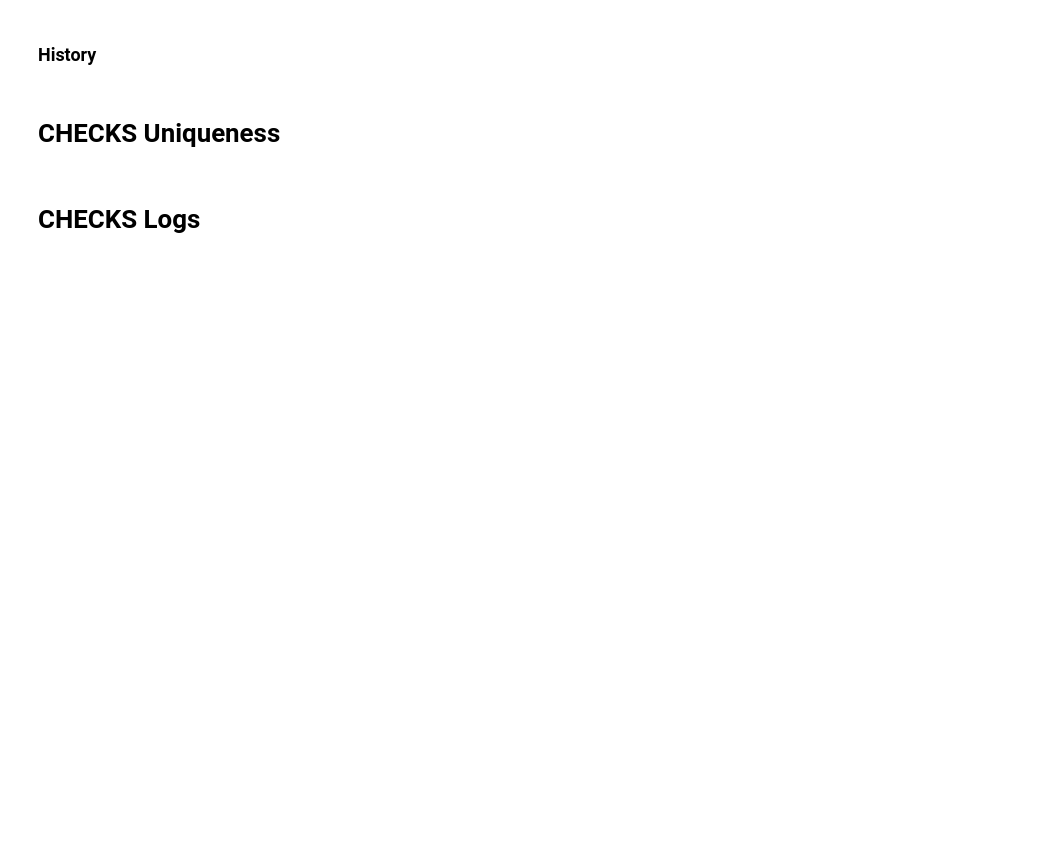
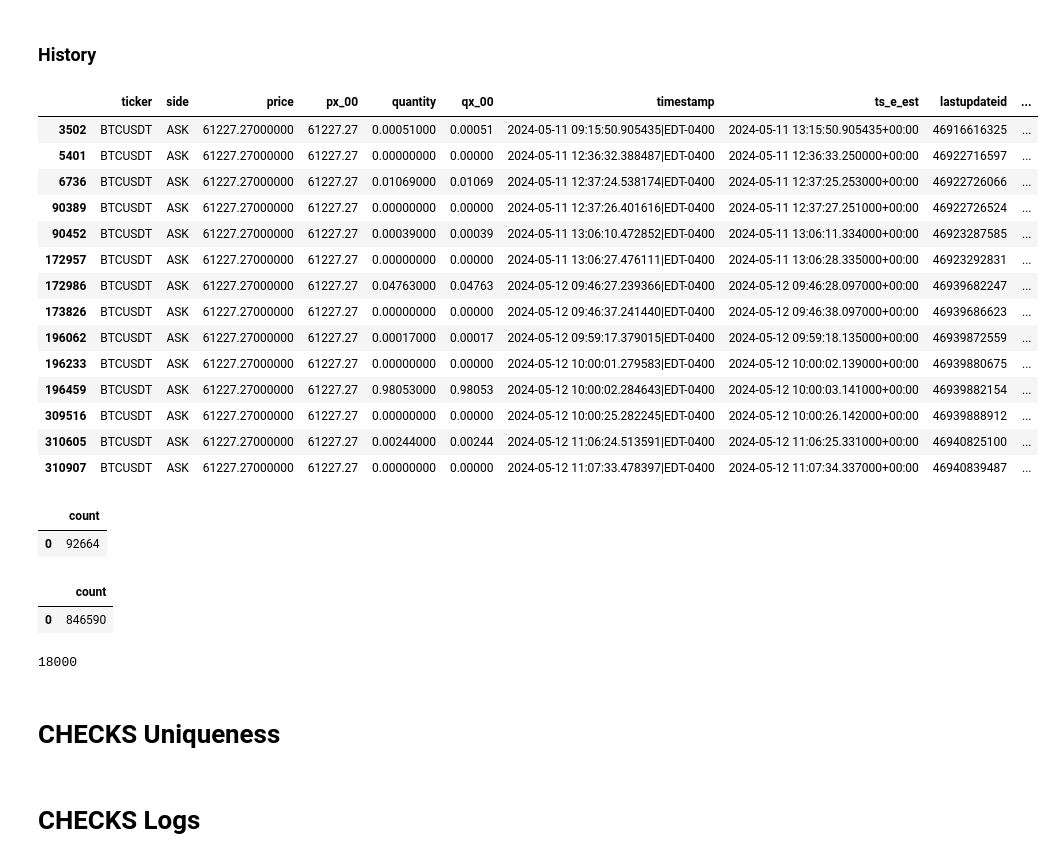
Before and after one commit to patroon-analytics/data_crypto, a Jupyter notebook: crypto/G003/dev/G003_Dev.ipynb, the cells around one changed output. Cells and saved outputs as stored; diff of their text form; code cells hidden in the pictures; blank space fills up the shorter version.

```diff
--- a/crypto/G003/dev/G003_Dev.ipynb
+++ b/crypto/G003/dev/G003_Dev.ipynb
@@ -116,2 +121,69 @@ display(s01_02)
 # %% [markdown]
 ### History
+# %%
+# Define the query
+sql_h01 = 'SELECT * FROM l2_history_ask'
+
+# Execute the query and load the data into a pandas DataFrame
+h01_01 = pd.read_sql_query(sql_h01, conn)
+h01_02 = h01_01[h01_01['price'].isin(l_check_prices)].sort_values(by=['scd_to_date'])
+display(h01_02)
+# %% [output]
+|  | ticker | side | price | px_00 | quantity | qx_00 | timestamp | ts_e_est | lastupdateid | ... |
+| 3502 | BTCUSDT | ASK | 61227.27000000 | 61227.27 | 0.00051000 | 0.00051 | 2024-05-11 09:15:50.905435|EDT-0400 | 2024-05-11 13:15:50.905435+00:00 | 46916616325 | ... |
+| 5401 | BTCUSDT | ASK | 61227.27000000 | 61227.27 | 0.00000000 | 0.00000 | 2024-05-11 12:36:32.388487|EDT-0400 | 2024-05-11 12:36:33.250000+00:00 | 46922716597 | ... |
+| 6736 | BTCUSDT | ASK | 61227.27000000 | 61227.27 | 0.01069000 | 0.01069 | 2024-05-11 12:37:24.538174|EDT-0400 | 2024-05-11 12:37:25.253000+00:00 | 46922726066 | ... |
+| 90389 | BTCUSDT | ASK | 61227.27000000 | 61227.27 | 0.00000000 | 0.00000 | 2024-05-11 12:37:26.401616|EDT-0400 | 2024-05-11 12:37:27.251000+00:00 | 46922726524 | ... |
+| 90452 | BTCUSDT | ASK | 61227.27000000 | 61227.27 | 0.00039000 | 0.00039 | 2024-05-11 13:06:10.472852|EDT-0400 | 2024-05-11 13:06:11.334000+00:00 | 46923287585 | ... |
+| 172957 | BTCUSDT | ASK | 61227.27000000 | 61227.27 | 0.00000000 | 0.00000 | 2024-05-11 13:06:27.476111|EDT-0400 | 2024-05-11 13:06:28.335000+00:00 | 46923292831 | ... |
+| 172986 | BTCUSDT | ASK | 61227.27000000 | 61227.27 | 0.04763000 | 0.04763 | 2024-05-12 09:46:27.239366|EDT-0400 | 2024-05-12 09:46:28.097000+00:00 | 46939682247 | ... |
+| 173826 | BTCUSDT | ASK | 61227.27000000 | 61227.27 | 0.00000000 | 0.00000 | 2024-05-12 09:46:37.241440|EDT-0400 | 2024-05-12 09:46:38.097000+00:00 | 46939686623 | ... |
+| 196062 | BTCUSDT | ASK | 61227.27000000 | 61227.27 | 0.00017000 | 0.00017 | 2024-05-12 09:59:17.379015|EDT-0400 | 2024-05-12 09:59:18.135000+00:00 | 46939872559 | ... |
+| 196233 | BTCUSDT | ASK | 61227.27000000 | 61227.27 | 0.00000000 | 0.00000 | 2024-05-12 10:00:01.279583|EDT-0400 | 2024-05-12 10:00:02.139000+00:00 | 46939880675 | ... |
+| 196459 | BTCUSDT | ASK | 61227.27000000 | 61227.27 | 0.98053000 | 0.98053 | 2024-05-12 10:00:02.284643|EDT-0400 | 2024-05-12 10:00:03.141000+00:00 | 46939882154 | ... |
+| 309516 | BTCUSDT | ASK | 61227.27000000 | 61227.27 | 0.00000000 | 0.00000 | 2024-05-12 10:00:25.282245|EDT-0400 | 2024-05-12 10:00:26.142000+00:00 | 46939888912 | ... |
+| 310605 | BTCUSDT | ASK | 61227.27000000 | 61227.27 | 0.00244000 | 0.00244 | 2024-05-12 11:06:24.513591|EDT-0400 | 2024-05-12 11:06:25.331000+00:00 | 46940825100 | ... |
+| 310907 | BTCUSDT | ASK | 61227.27000000 | 61227.27 | 0.00000000 | 0.00000 | 2024-05-12 11:07:33.478397|EDT-0400 | 2024-05-12 11:07:34.337000+00:00 | 46940839487 | ... |
+# %%
+# Define the query
+# sql_h01 = 'SELECT * FROM l2_history_ask'
+sql_h01 = """SELECT count(*)
+FROM l2_history_ask
+WHERE scd_to_date = '9999-12-31 23:59:59.999999+00:00';
+"""
+
+# Execute the query and load the data into a pandas DataFrame
+h01_01 = pd.read_sql_query(sql_h01, conn)
+display(h01_01)
+# %% [output]
+|  | count |
+| 0 | 92664 |
+# %%
+# Define the query
+# sql_h01 = 'SELECT * FROM l2_history_ask'
+sql_h01 = """SELECT count(*)
+FROM l2_history_ask
+"""
+
+# Execute the query and load the data into a pandas DataFrame
+h01_01 = pd.read_sql_query(sql_h01, conn)
+display(h01_01)
+# %% [output]
+|  | count |
+| 0 | 846590 |
+# %%
+# Define the query
+# sql_h01 = 'SELECT * FROM l2_history_ask'
+sql_h11 = """
+SELECT scd_to_date
+, count(*) as Nrows
+FROM l2_history_ask
+group by scd_to_date
+"""
+
+# Execute the query and load the data into a pandas DataFrame
+h11_01 = pd.read_sql_query(sql_h11, conn)
+print(len(h11_01))
+# display(h01_01)
+# %% [output]
+18000
```
Also changed, not shown: parts of 10 cells of this notebook, 6 other files.
